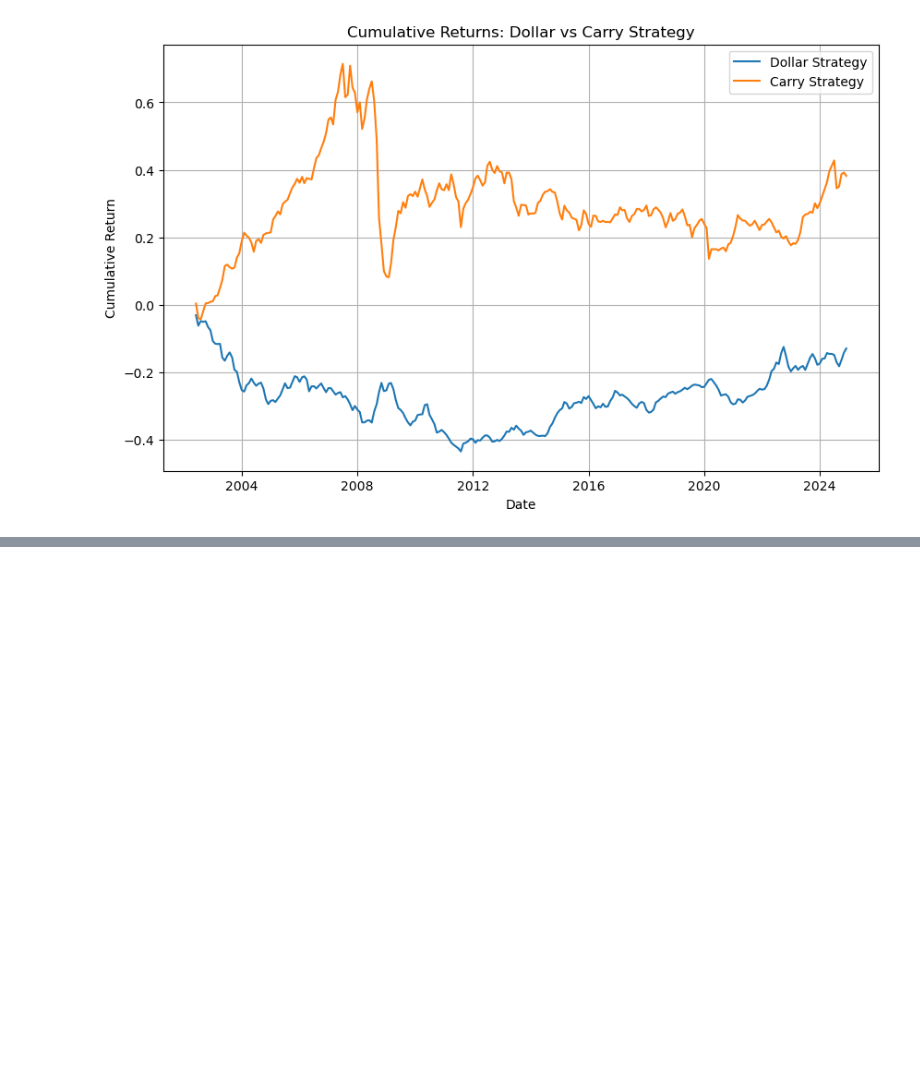
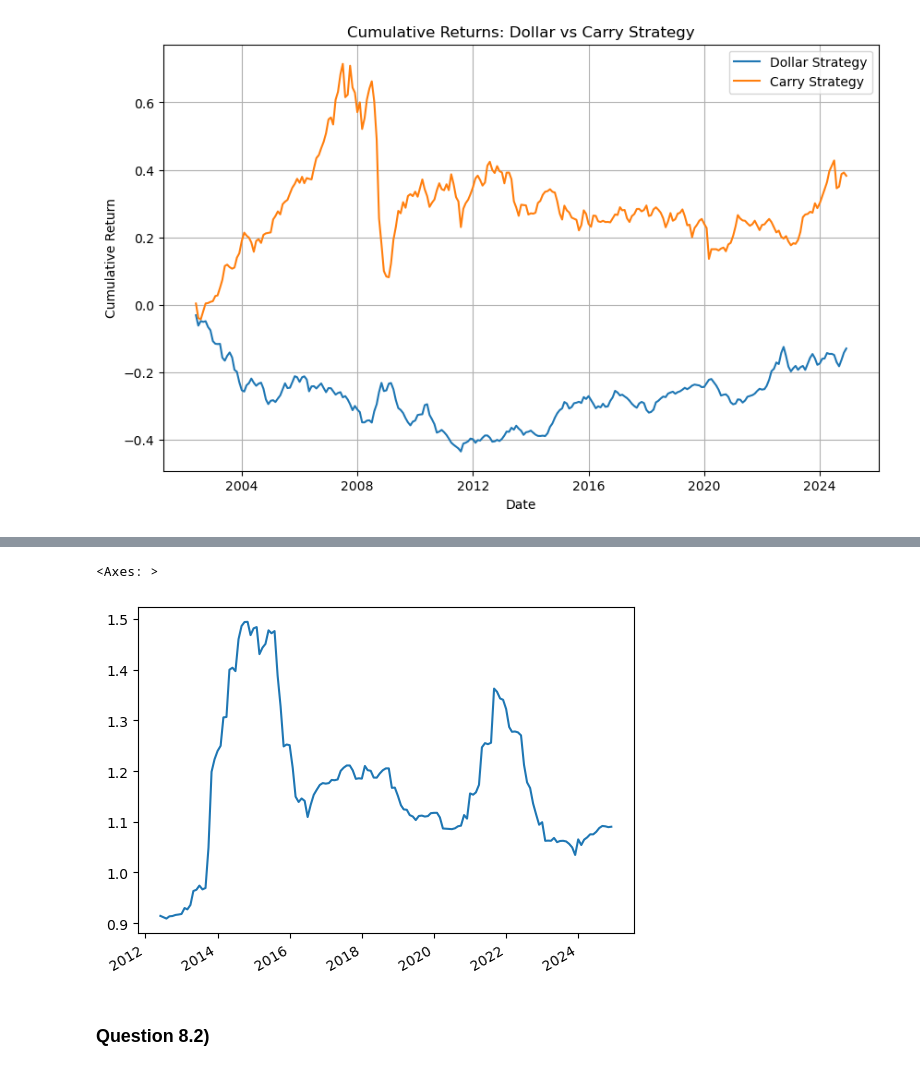
Before and after one commit to R4ff67/Investments, a Jupyter notebook: Q3-7.ipynb, the cells around one changed output, grey strips where cells are left out. Saved outputs shown, nothing was run; the diff lists cells and outputs as text; code cells hidden in the pictures; blank space fills up the shorter version.

```diff
--- a/Q3-7.ipynb
+++ b/Q3-7.ipynb
@@ -1545,0 +1583,9 @@ plt.show()
+# %%
+rolling_volatilities_DIV = pd.Series(X['DIV'].rolling(window=60, min_periods=60).std().dropna())
+a = 0.15/(np.sqrt(12)*rolling_volatilities_DIV)
+a.plot()
+# %% [output]
+<Axes: >
+[figure, added]
+# %% [markdown]
+### Question 8.2)
```
Also changed, not shown: parts of 25 cells of this notebook.
